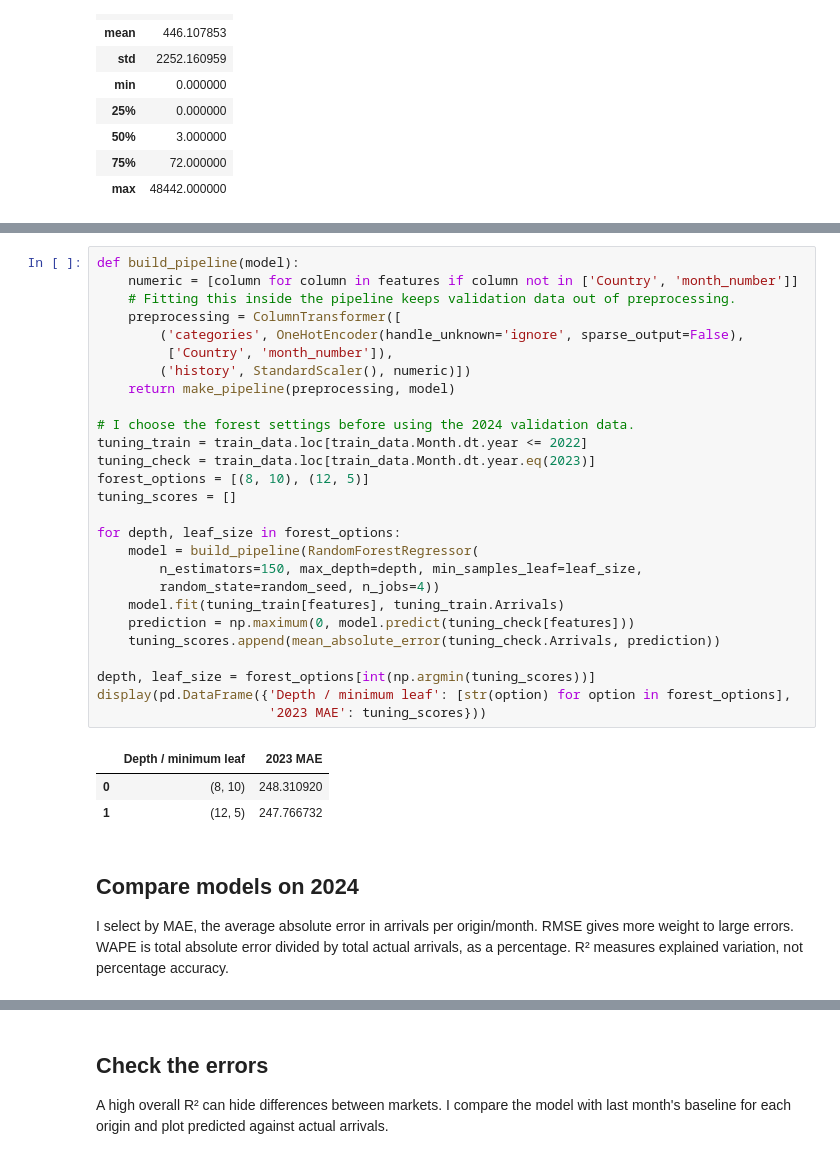
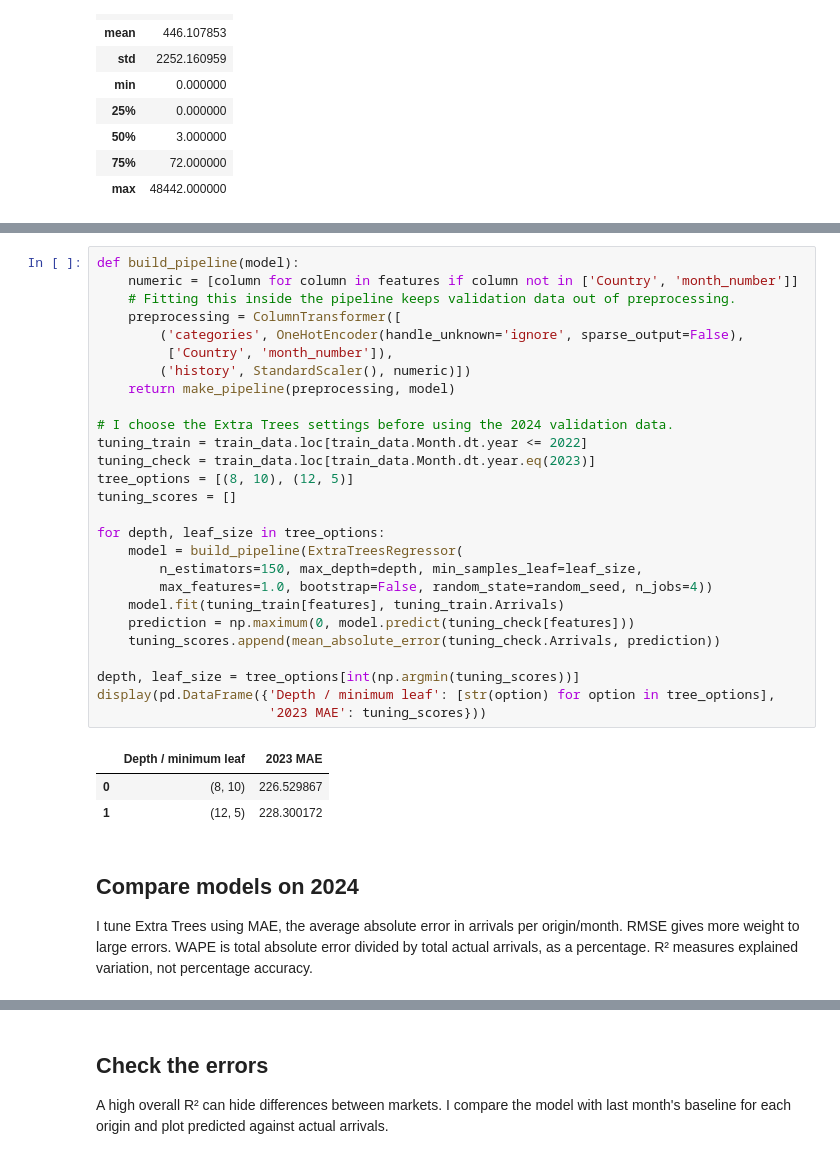
Before and after one commit to sbuhary/sri-lanka-tourism-forecast, a Jupyter notebook: notebooks/Tourism_Arrivals_Analysis.ipynb, the cells around one changed output, grey strips where cells are left out. Drawn from its saved outputs; the diff is of its cells as text.

```diff
--- a/notebooks/Tourism_Arrivals_Analysis.ipynb
+++ b/notebooks/Tourism_Arrivals_Analysis.ipynb
@@ -105,37 +107,37 @@ I compare two forest depth and minimum-leaf settings using 2023 as a holdout wit
 # %%
 def build_pipeline(model):
     numeric = [column for column in features if column not in ['Country', 'month_number']]
     # Fitting this inside the pipeline keeps validation data out of preprocessing.
     preprocessing = ColumnTransformer([
         ('categories', OneHotEncoder(handle_unknown='ignore', sparse_output=False),
          ['Country', 'month_number']),
         ('history', StandardScaler(), numeric)])
     return make_pipeline(preprocessing, model)
 
-# I choose the forest settings before using the 2024 validation data.
+# I choose the Extra Trees settings before using the 2024 validation data.
 tuning_train = train_data.loc[train_data.Month.dt.year <= 2022]
 tuning_check = train_data.loc[train_data.Month.dt.year.eq(2023)]
-forest_options = [(8, 10), (12, 5)]
+tree_options = [(8, 10), (12, 5)]
 tuning_scores = []
 
-for depth, leaf_size in forest_options:
-    model = build_pipeline(RandomForestRegressor(
+for depth, leaf_size in tree_options:
+    model = build_pipeline(ExtraTreesRegressor(
         n_estimators=150, max_depth=depth, min_samples_leaf=leaf_size,
-        random_state=random_seed, n_jobs=4))
+        max_features=1.0, bootstrap=False, random_state=random_seed, n_jobs=4))
     model.fit(tuning_train[features], tuning_train.Arrivals)
     prediction = np.maximum(0, model.predict(tuning_check[features]))
     tuning_scores.append(mean_absolute_error(tuning_check.Arrivals, prediction))
 
-depth, leaf_size = forest_options[int(np.argmin(tuning_scores))]
-display(pd.DataFrame({'Depth / minimum leaf': [str(option) for option in forest_options],
+depth, leaf_size = tree_options[int(np.argmin(tuning_scores))]
+display(pd.DataFrame({'Depth / minimum leaf': [str(option) for option in tree_options],
                       '2023 MAE': tuning_scores}))
 # %% [output]
 |  | Depth / minimum leaf | 2023 MAE |
-| 0 | (8, 10) | 248.310920 |
-| 1 | (12, 5) | 247.766732 |
+| 0 | (8, 10) | 226.529867 |
+| 1 | (12, 5) | 228.300172 |
 # %% [markdown]
 ## Compare models on 2024
-I select by MAE, the average absolute error in arrivals per origin/month. RMSE gives more weight to large errors. WAPE is total absolute error divided by total actual arrivals, as a percentage. R² measures explained variation, not percentage accuracy.
+I tune Extra Trees using MAE, the average absolute error in arrivals per origin/month. RMSE gives more weight to large errors. WAPE is total absolute error divided by total actual arrivals, as a percentage. R² measures explained variation, not percentage accuracy.
 # %%
 models = {
     'Ridge': build_pipeline(Ridge(alpha=10)),
```
Also changed, not shown: parts of 13 cells of this notebook, 9 other files.
